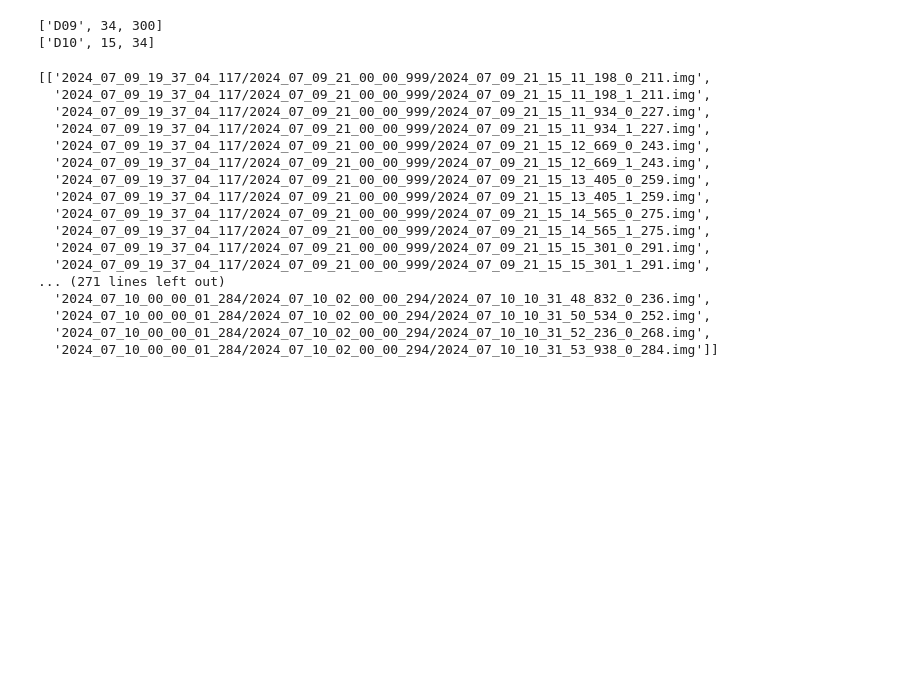
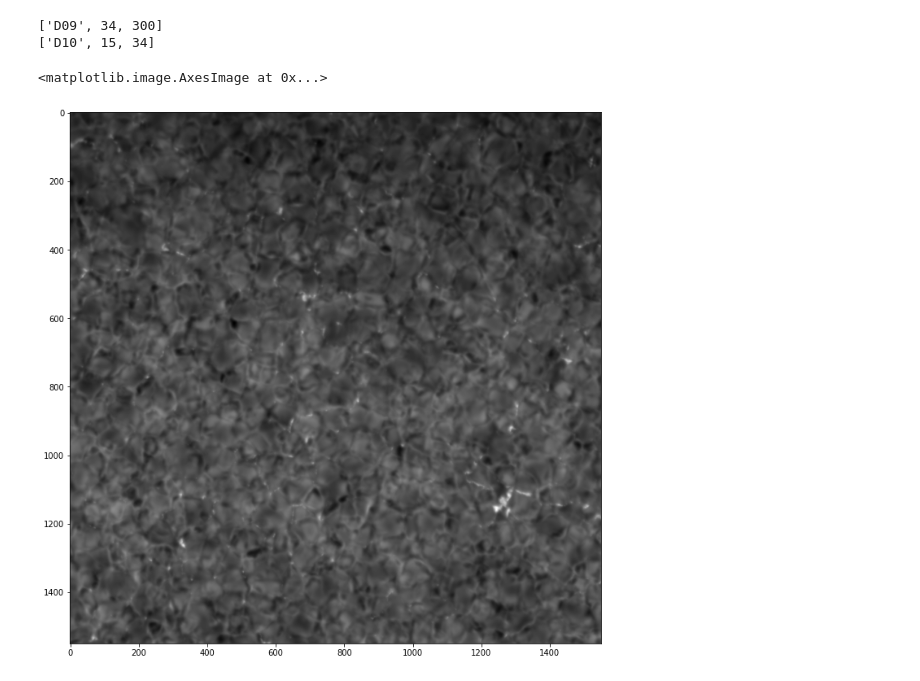
Before and after one commit to PabloSGN/TuMags_Reduction_Pipeline, a Jupyter notebook: Analysis/Minimum_success.ipynb, the cells around one changed output. Saved outputs shown, nothing was run; the diff lists cells and outputs as text; code cells hidden in the pictures; blank space fills up the shorter version.

```diff
--- a/Analysis/Minimum_success.ipynb
+++ b/Analysis/Minimum_success.ipynb
@@ -19,7 +19,7 @@ import image_handler as ih
 from demodulation import demodulate
 from vlos import cog_profile
 # %%
-MainFolder = "/home/pablo/Desktop/TuMag/ObservationCampaign/2024_07_10_13_00_00_440"
+MainFolder = "/media/pablo/2b2c0b5a-0b6a-4279-8945-6a6751cd232f/TUMAG/2024_07_10_00_00_01_284/2024_07_10_13_00_00_440"
 all_files = sorted(glob.glob(f"{MainFolder}/*img"))
 
 fff_om_1 = "2024_07_10_13_39_36_143_0_1.img"
@@ -35,8 +35,8 @@ flats_om1_c2 = [x for x in flats_om1 if "_1_" in x]
 flats_om2_c1 = [x for x in flats_om2 if "_0_" in x]
 flats_om2_c2 = [x for x in flats_om2 if "_1_" in x]
 
-Darks = sorted(glob.glob("/home/pablo/Desktop/TuMag/ObservationCampaign/2024_07_10_14_00_00_378/*img"))[:100]
-Pinholes = sorted(glob.glob("/home/pablo/Desktop/TuMag/ObservationCampaign/2024_07_10_16_00_01_590/*img"))[:6]
+Darks = sorted(glob.glob("/media/pablo/2b2c0b5a-0b6a-4279-8945-6a6751cd232f/TUMAG/2024_07_10_00_00_01_284/2024_07_10_14_00_00_378/*img"))[:100]
+Pinholes = sorted(glob.glob("/media/pablo/2b2c0b5a-0b6a-4279-8945-6a6751cd232f/TUMAG/2024_07_10_00_00_01_284/2024_07_10_16_00_01_590/*img"))[:6]
 
 
 first_mode1 = "2024_07_10_13_16_04_772_0_2.img"
@@ -152,23 +192,9 @@ paths = ih.get_images_paths([["D09", 34, 300],["D10", 15, 34]])
 # %% [output]
 ['D09', 34, 300]
 ['D10', 15, 34]
-# %%
-paths
-# %% [output]
-[['2024_07_09_19_37_04_117/2024_07_09_21_00_00_999/2024_07_09_21_15_11_198_0_211.img',
-  '2024_07_09_19_37_04_117/2024_07_09_21_00_00_999/2024_07_09_21_15_11_198_1_211.img',
-  '2024_07_09_19_37_04_117/2024_07_09_21_00_00_999/2024_07_09_21_15_11_934_0_227.img',
-  '2024_07_09_19_37_04_117/2024_07_09_21_00_00_999/2024_07_09_21_15_11_934_1_227.img',
-  '2024_07_09_19_37_04_117/2024_07_09_21_00_00_999/2024_07_09_21_15_12_669_0_243.img',
-  '2024_07_09_19_37_04_117/2024_07_09_21_00_00_999/2024_07_09_21_15_12_669_1_243.img',
-  '2024_07_09_19_37_04_117/2024_07_09_21_00_00_999/2024_07_09_21_15_13_405_0_259.img',
-  '2024_07_09_19_37_04_117/2024_07_09_21_00_00_999/2024_07_09_21_15_13_405_1_259.img',
-  '2024_07_09_19_37_04_117/2024_07_09_21_00_00_999/2024_07_09_21_15_14_565_0_275.img',
-  '2024_07_09_19_37_04_117/2024_07_09_21_00_00_999/2024_07_09_21_15_14_565_1_275.img',
-  '2024_07_09_19_37_04_117/2024_07_09_21_00_00_999/2024_07_09_21_15_15_301_0_291.img',
-  '2024_07_09_19_37_04_117/2024_07_09_21_00_00_999/2024_07_09_21_15_15_301_1_291.img',
-... (271 lines left out)
-  '2024_07_10_00_00_01_284/2024_07_10_02_00_00_294/2024_07_10_10_31_48_832_0_236.img',
-  '2024_07_10_00_00_01_284/2024_07_10_02_00_00_294/2024_07_10_10_31_50_534_0_252.img',
-  '2024_07_10_00_00_01_284/2024_07_10_02_00_00_294/2024_07_10_10_31_52_236_0_268.img',
-  '2024_07_10_00_00_01_284/2024_07_10_02_00_00_294/2024_07_10_10_31_53_938_0_284.img']]
+# %%
+plt.figure(figsize=(12, 12))
+plt.imshow(dual[0, 200:1750, 200:1750], cmap = "gray")
+# %% [output]
+<matplotlib.image.AxesImage at 0x...>
+[figure, added]
```
Also changed, not shown: parts of 10 cells of this notebook, 5 other files.
